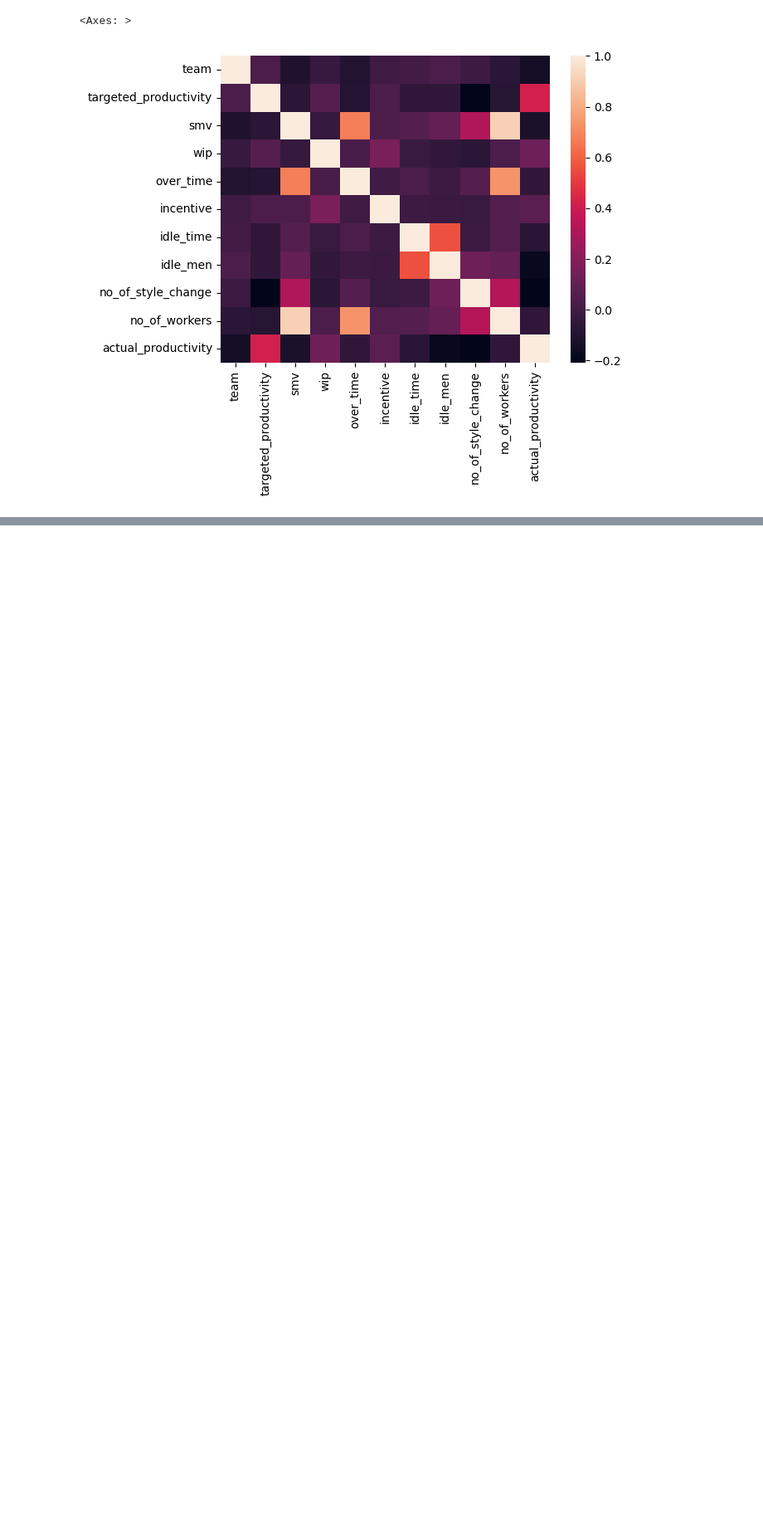
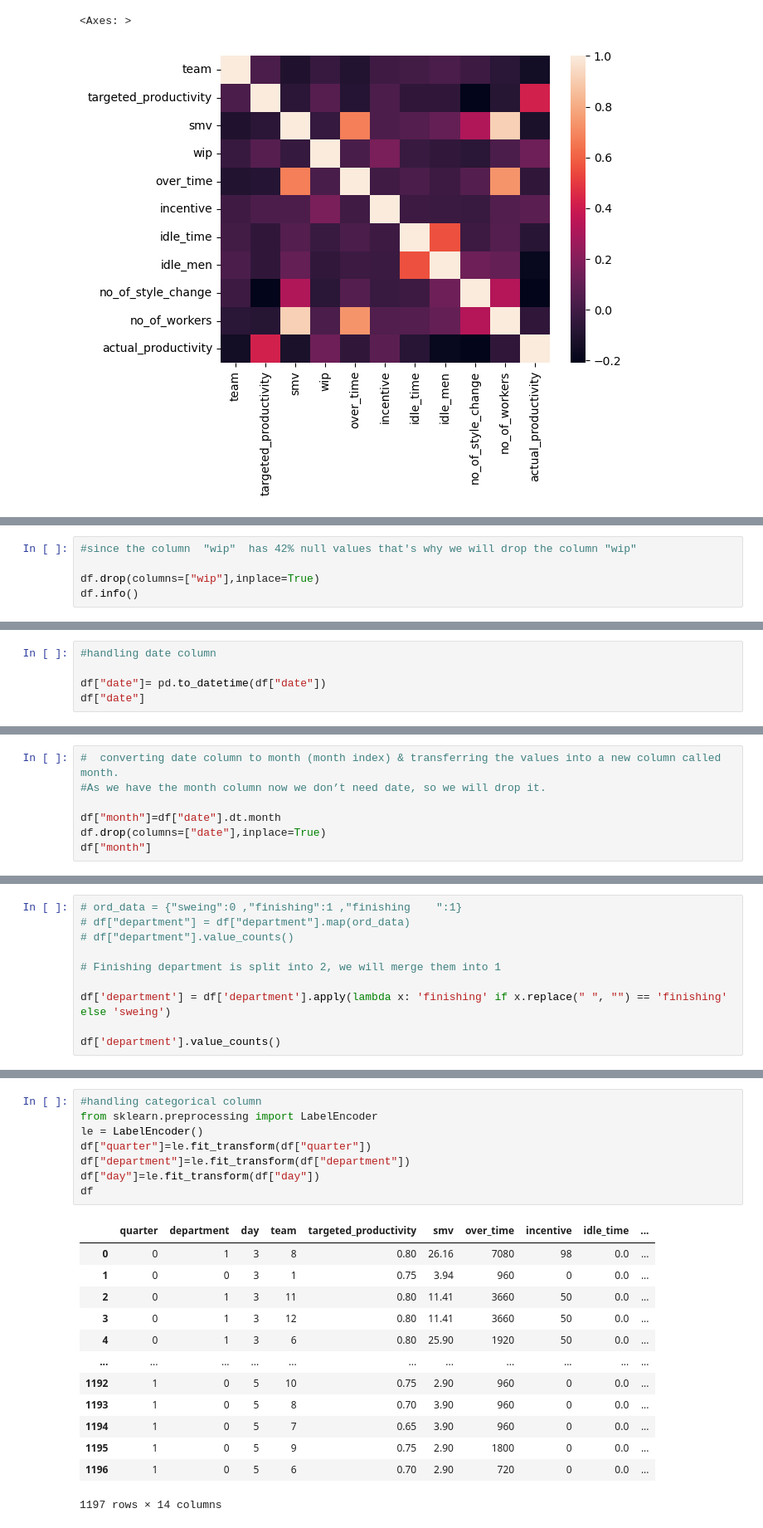
Before and after one commit to Abhishekyadav15/Employee-Performance-prediction, a Jupyter notebook: employee_performance_prediction.ipynb, the cells around one changed output, grey strips where cells are left out. Shown at 83% size. Drawn from its saved outputs; the diff is of its cells as text; blank space fills up the shorter version.

```diff
--- a/employee_performance_prediction.ipynb
+++ b/employee_performance_prediction.ipynb
@@ -41,0 +67,5 @@ df.describe()
+# %%
+#since the column  "wip"  has 42% null values that's why we will drop the column "wip"
+
+df.drop(columns=["wip"],inplace=True)
+df.info()
@@ -41,0 +90,5 @@ df.describe()
+# %%
+#handling date column
+
+df["date"]= pd.to_datetime(df["date"])
+df["date"]
@@ -41,0 +108,7 @@ df.describe()
+# %%
+#  converting date column to month (month index) & transferring the values into a new column called month.
+#As we have the month column now we don’t need date, so we will drop it.
+
+df["month"]=df["date"].dt.month
+df.drop(columns=["date"],inplace=True)
+df["month"]
@@ -41,0 +138,10 @@ df.describe()
+# %%
+# ord_data = {"sweing":0 ,"finishing":1 ,"finishing    ":1}
+# df["department"] = df["department"].map(ord_data)
+# df["department"].value_counts()
+
+# Finishing department is split into 2, we will merge them into 1
+
+df['department'] = df['department'].apply(lambda x: 'finishing' if x.replace(" ", "") == 'finishing' else 'sweing')
+
+df['department'].value_counts()
@@ -41,0 +173,22 @@ df.describe()
+# %%
+#handling categorical column
+from sklearn.preprocessing import LabelEncoder
+le = LabelEncoder()
+df["quarter"]=le.fit_transform(df["quarter"])
+df["department"]=le.fit_transform(df["department"])
+df["day"]=le.fit_transform(df["day"])
+df
+# %% [output]
+|  | quarter | department | day | team | targeted_productivity | smv | over_time | incentive | idle_time | ... |
+| 0 | 0 | 1 | 3 | 8 | 0.80 | 26.16 | 7080 | 98 | 0.0 | ... |
+| 1 | 0 | 0 | 3 | 1 | 0.75 | 3.94 | 960 | 0 | 0.0 | ... |
+| 2 | 0 | 1 | 3 | 11 | 0.80 | 11.41 | 3660 | 50 | 0.0 | ... |
+| 3 | 0 | 1 | 3 | 12 | 0.80 | 11.41 | 3660 | 50 | 0.0 | ... |
+| 4 | 0 | 1 | 3 | 6 | 0.80 | 25.90 | 1920 | 50 | 0.0 | ... |
+| ... | ... | ... | ... | ... | ... | ... | ... | ... | ... | ... |
+| 1192 | 1 | 0 | 5 | 10 | 0.75 | 2.90 | 960 | 0 | 0.0 | ... |
+| 1193 | 1 | 0 | 5 | 8 | 0.70 | 3.90 | 960 | 0 | 0.0 | ... |
+| 1194 | 1 | 0 | 5 | 7 | 0.65 | 3.90 | 960 | 0 | 0.0 | ... |
+| 1195 | 1 | 0 | 5 | 9 | 0.75 | 2.90 | 1800 | 0 | 0.0 | ... |
+| 1196 | 1 | 0 | 5 | 6 | 0.70 | 2.90 | 720 | 0 | 0.0 | ... |
+1197 rows × 14 columns
```
Also changed, not shown: parts of 11 cells of this notebook.
